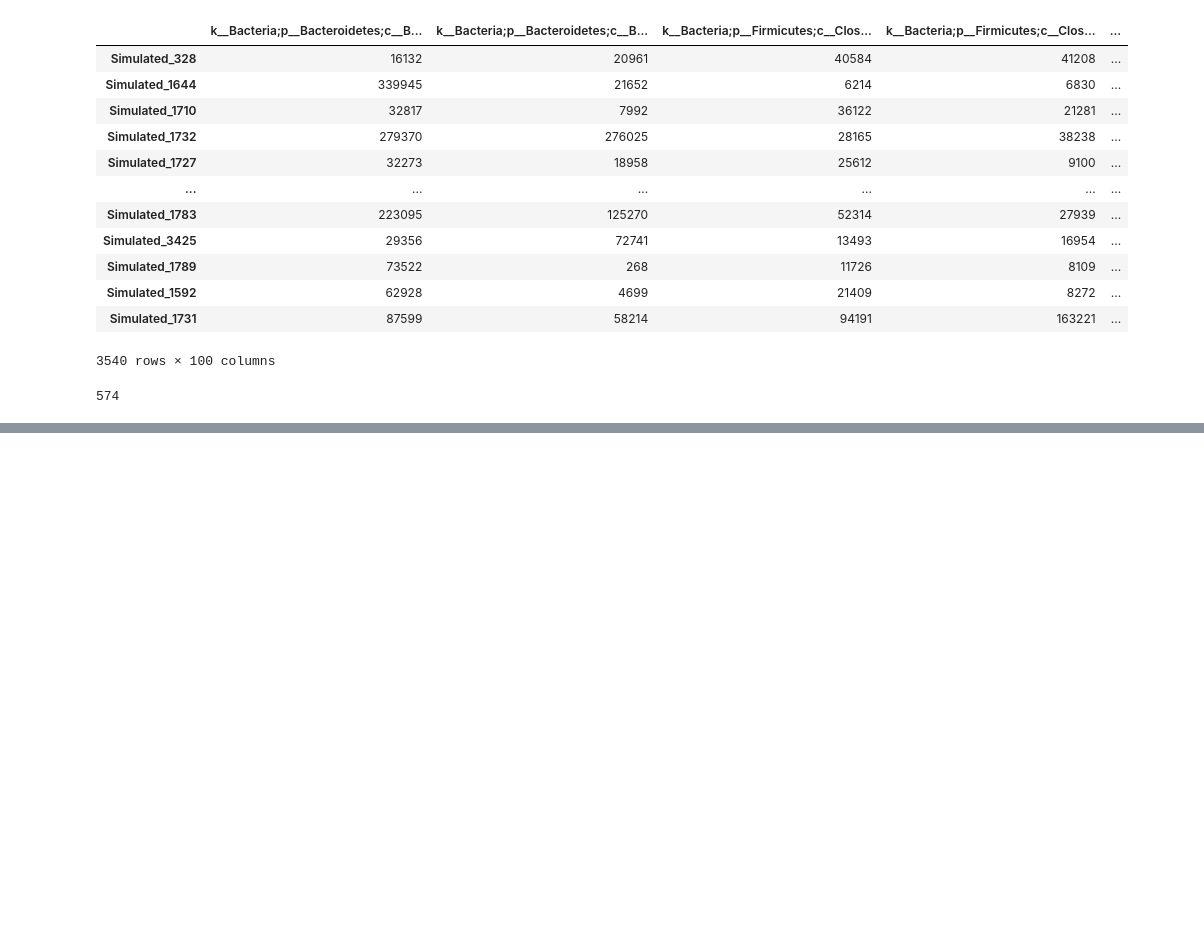
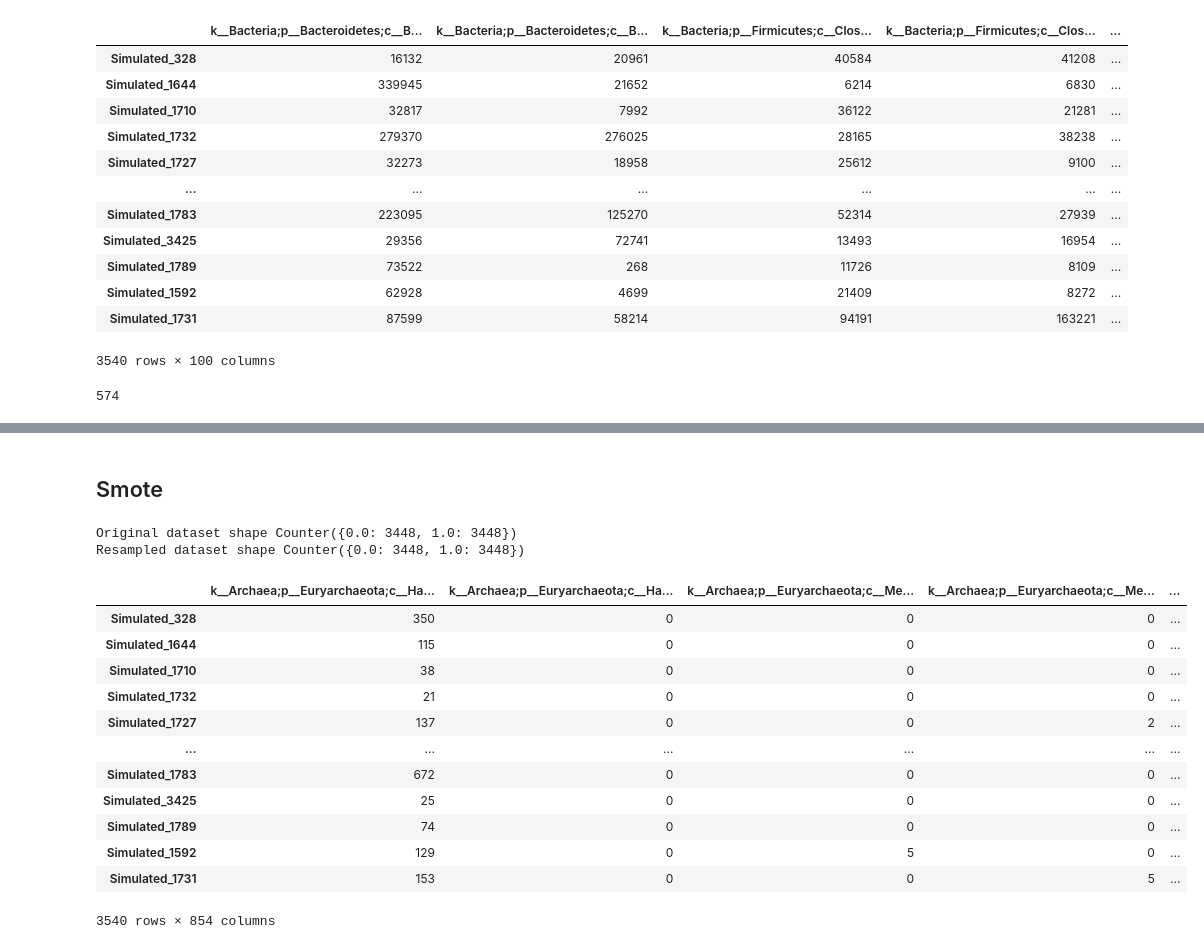
Before and after one commit to Malavita02/TrabalhoSIB, a Jupyter notebook: readcounts_ML.ipynb, the cells around one changed output, grey strips where cells are left out. Saved outputs shown, nothing was run; the diff lists cells and outputs as text; code cells hidden in the pictures; blank space fills up the shorter version.

```diff
--- a/readcounts_ML.ipynb
+++ b/readcounts_ML.ipynb
@@ -212,3 +257,14 @@ X_new = selection.fit_transform(X,y)
 feature_names = selection.get_feature_names_out()
 # %% [output]
 574
+# %%
+# Select Fpr
+import sklearn
+from sklearn.feature_selection import SelectFpr, chi2
+print(readcounts_train_X.shape)
+X = readcounts_train_X
+y = pheno_train_y
+selection_fpr = SelectFpr(chi2, alpha= 0.00001)
+X_aux = selection_fpr.fit_transform(X,y)
+feature_names_fpr = selection_fpr.get_feature_names_out()
+print(len(feature_names_fpr))
@@ -214,0 +276,3 @@ feature_names = selection.get_feature_names_out()
+# %%
+readcounts_train_selected = readcounts_train_X[feature_names_fpr]
+readcounts_test_selected = readcounts_test_X[feature_names_fpr]
@@ -214,0 +334,31 @@ feature_names = selection.get_feature_names_out()
+# %% [markdown]
+## Smote
+# %%
+"""# SMOTE -> used for unbalanced data sets
+# Synthetic Minority Over-sampling Technique
+from collections import Counter
+print('Original dataset shape %s' % Counter(pheno_train_y))
+from imblearn.over_sampling import SMOTE
+sm = SMOTE(random_state=42)
+readcounts_train_X, pheno_train_y = sm.fit_resample(readcounts_train_X, pheno_train_y)
+print('Resampled dataset shape %s' % Counter(pheno_train_y))
+#pheno_test_X, pheno_test_y = sm.fit_resample(pheno_test_X, pheno_test_y)"""
+# %% [output]
+Original dataset shape Counter({0.0: 3448, 1.0: 3448})
+Resampled dataset shape Counter({0.0: 3448, 1.0: 3448})
+# %%
+readcounts_train_selected
+# %% [output]
+|  | k__Archaea;p__Euryarchaeota;c__Ha... | k__Archaea;p__Euryarchaeota;c__Ha... | k__Archaea;p__Euryarchaeota;c__Me... | k__Archaea;p__Euryarchaeota;c__Me... | ... |
+| Simulated_328 | 350 | 0 | 0 | 0 | ... |
+| Simulated_1644 | 115 | 0 | 0 | 0 | ... |
+| Simulated_1710 | 38 | 0 | 0 | 0 | ... |
+| Simulated_1732 | 21 | 0 | 0 | 0 | ... |
+| Simulated_1727 | 137 | 0 | 0 | 2 | ... |
+| ... | ... | ... | ... | ... | ... |
+| Simulated_1783 | 672 | 0 | 0 | 0 | ... |
+| Simulated_3425 | 25 | 0 | 0 | 0 | ... |
+| Simulated_1789 | 74 | 0 | 0 | 0 | ... |
+| Simulated_1592 | 129 | 0 | 5 | 0 | ... |
+| Simulated_1731 | 153 | 0 | 0 | 5 | ... |
+3540 rows × 854 columns
```
Also changed, not shown: parts of 7 cells of this notebook.
